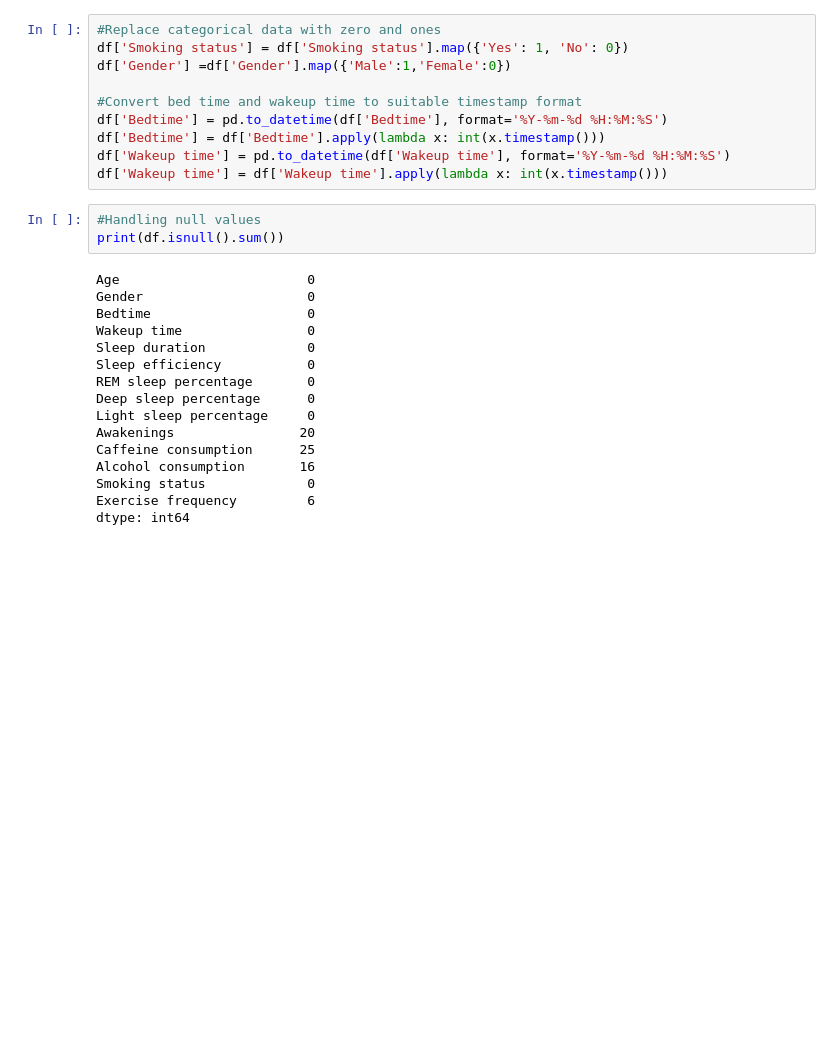
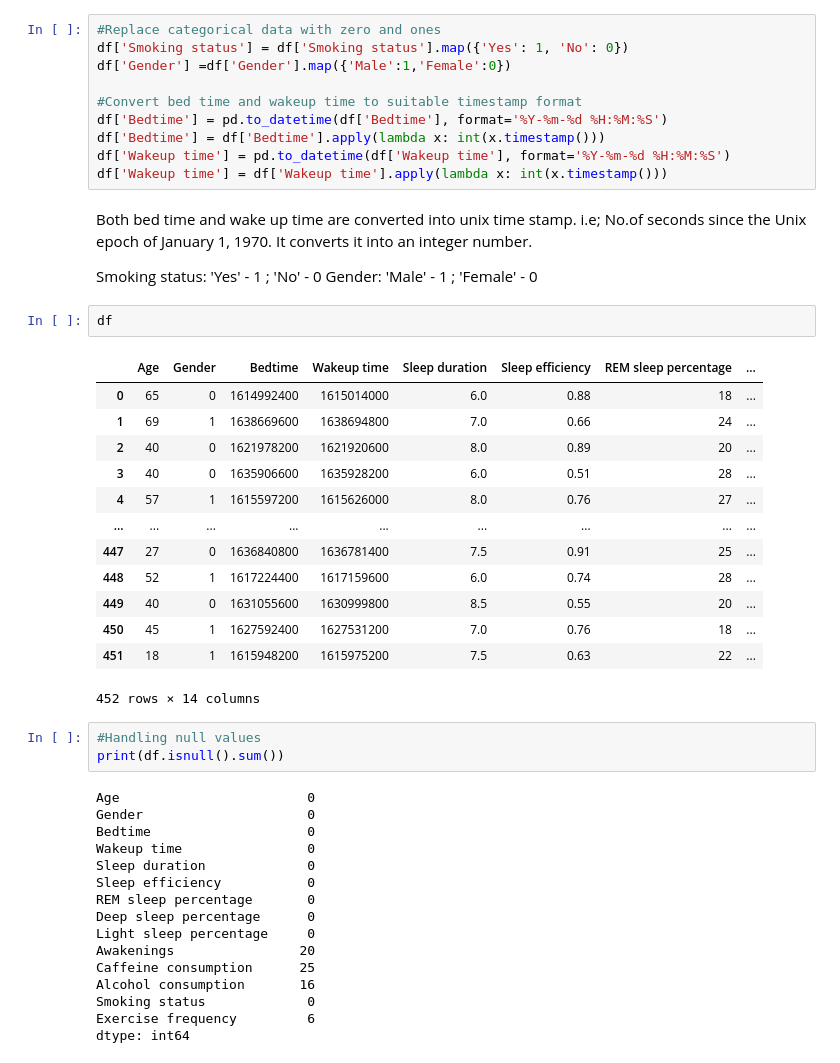
Before and after one commit to shashankvankadari/Predicting-sleep-efficiency, a Jupyter notebook: DSCI441_FinalProject.ipynb, the cells around one changed output. Saved outputs shown, nothing was run; the diff lists cells and outputs as text; blank space fills up the shorter version.

```diff
--- a/DSCI441_FinalProject.ipynb
+++ b/DSCI441_FinalProject.ipynb
@@ -41,6 +43,27 @@ df['Bedtime'] = pd.to_datetime(df['Bedtime'], format='%Y-%m-%d %H:%M:%S')
 df['Bedtime'] = df['Bedtime'].apply(lambda x: int(x.timestamp()))
 df['Wakeup time'] = pd.to_datetime(df['Wakeup time'], format='%Y-%m-%d %H:%M:%S')
 df['Wakeup time'] = df['Wakeup time'].apply(lambda x: int(x.timestamp()))
+# %% [markdown]
+Both bed time and wake up time are converted into unix time stamp. i.e; No.of seconds since the Unix epoch of January 1, 1970. It converts it into an integer number.
+
+Smoking status: 'Yes' - 1 ; 'No' - 0
+Gender: 'Male' - 1 ; 'Female' - 0
+# %%
+df
+# %% [output]
+|  | Age | Gender | Bedtime | Wakeup time | Sleep duration | Sleep efficiency | REM sleep percentage | ... |
+| 0 | 65 | 0 | 1614992400 | 1615014000 | 6.0 | 0.88 | 18 | ... |
+| 1 | 69 | 1 | 1638669600 | 1638694800 | 7.0 | 0.66 | 24 | ... |
+| 2 | 40 | 0 | 1621978200 | 1621920600 | 8.0 | 0.89 | 20 | ... |
+| 3 | 40 | 0 | 1635906600 | 1635928200 | 6.0 | 0.51 | 28 | ... |
+| 4 | 57 | 1 | 1615597200 | 1615626000 | 8.0 | 0.76 | 27 | ... |
+| ... | ... | ... | ... | ... | ... | ... | ... | ... |
+| 447 | 27 | 0 | 1636840800 | 1636781400 | 7.5 | 0.91 | 25 | ... |
+| 448 | 52 | 1 | 1617224400 | 1617159600 | 6.0 | 0.74 | 28 | ... |
+| 449 | 40 | 0 | 1631055600 | 1630999800 | 8.5 | 0.55 | 20 | ... |
+| 450 | 45 | 1 | 1627592400 | 1627531200 | 7.0 | 0.76 | 18 | ... |
+| 451 | 18 | 1 | 1615948200 | 1615975200 | 7.5 | 0.63 | 22 | ... |
+452 rows × 14 columns
 # %%
 #Handling null values
 print(df.isnull().sum())
```
Also changed, not shown: parts of 7 cells of this notebook.
